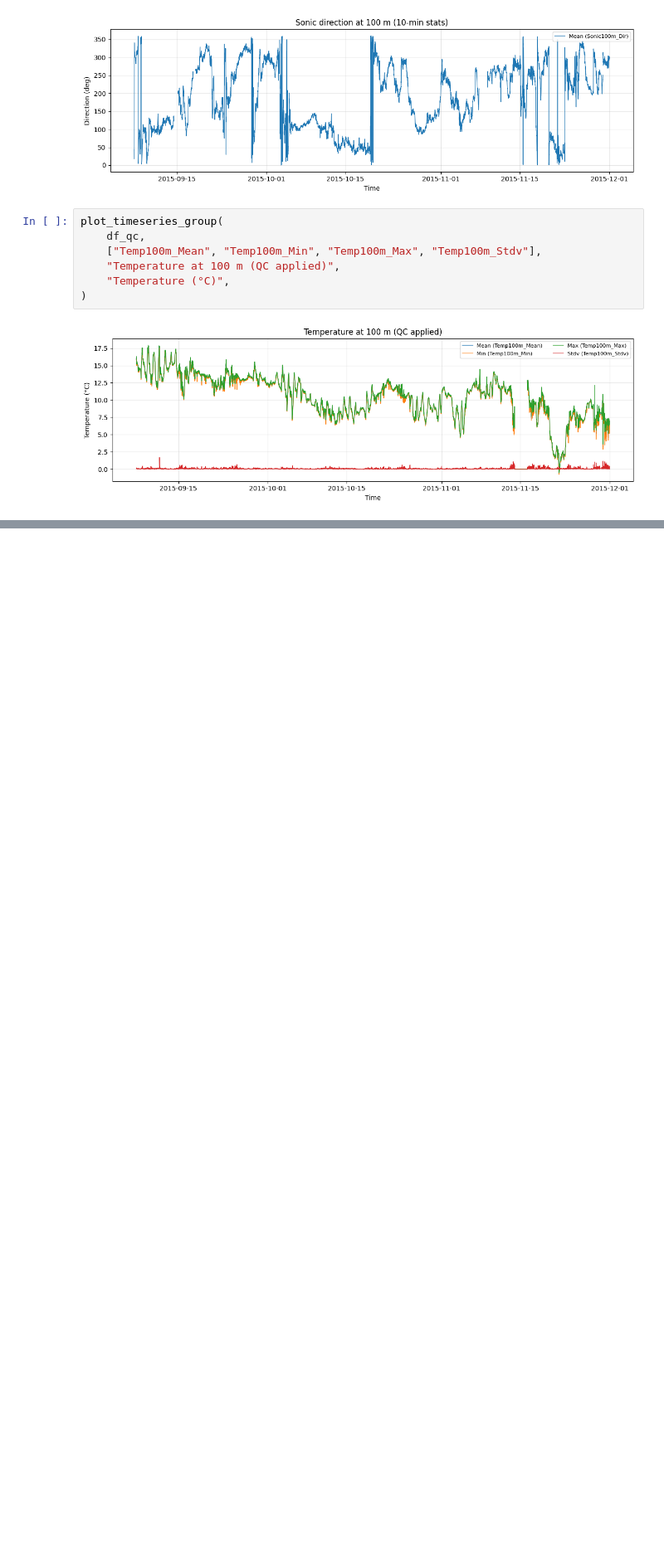
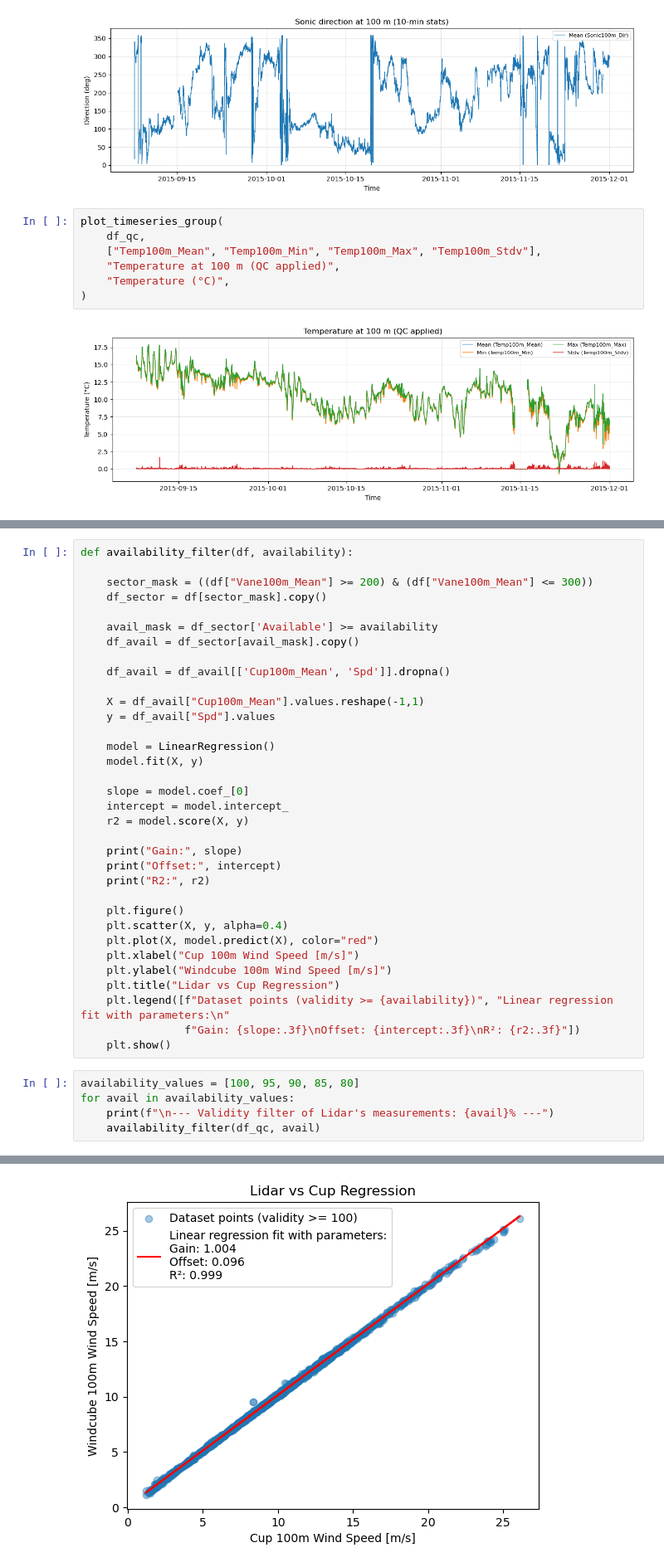
Before and after one commit to s254253/46400-WTMT, a Jupyter notebook: Assignment-2.ipynb, the cells around one changed output, grey strips where cells are left out. Shown at 83% size. Cells and saved outputs as stored; diff of their text form; blank space fills up the shorter version.

```diff
--- a/Assignment-2.ipynb
+++ b/Assignment-2.ipynb
@@ -304,0 +369,40 @@ plot_timeseries_group(
+# %%
+def availability_filter(df, availability):
+
+    sector_mask = ((df["Vane100m_Mean"] >= 200) & (df["Vane100m_Mean"] <= 300))
+    df_sector = df[sector_mask].copy()
+
+    avail_mask = df_sector['Available'] >= availability
+    df_avail = df_sector[avail_mask].copy()
+
+    df_avail = df_avail[['Cup100m_Mean', 'Spd']].dropna()
+
+    X = df_avail["Cup100m_Mean"].values.reshape(-1,1)
+    y = df_avail["Spd"].values
+
+    model = LinearRegression()
+    model.fit(X, y)
+
+    slope = model.coef_[0]
+    intercept = model.intercept_
+    r2 = model.score(X, y)
+
+    print("Gain:", slope)
+    print("Offset:", intercept)
+    print("R2:", r2)
+
+    plt.figure()
+    plt.scatter(X, y, alpha=0.4)
+    plt.plot(X, model.predict(X), color="red")
+    plt.xlabel("Cup 100m Wind Speed [m/s]")
+    plt.ylabel("Windcube 100m Wind Speed [m/s]")
+    plt.title("Lidar vs Cup Regression")
+    plt.legend([f"Dataset points (validity >= {availability})", "Linear regression fit with parameters:\n"
+                f"Gain: {slope:.3f}\nOffset: {intercept:.3f}\nR²: {r2:.3f}"])
+    plt.show()
+# %%
+availability_values = [100, 95, 90, 85, 80]
+for avail in availability_values:
+    print(f"\n--- Validity filter of Lidar's measurements: {avail}% ---")
+    availability_filter(df_qc, avail)
+# %% [output]
@@ -304,0 +413 @@ plot_timeseries_group(
+[figure, added]
```
Also changed, not shown: parts of 10 cells of this notebook.
